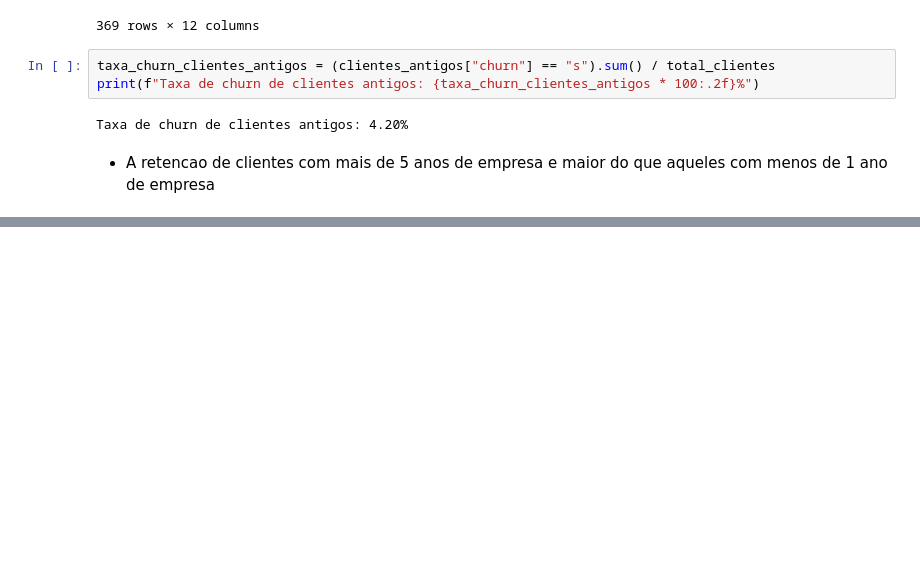
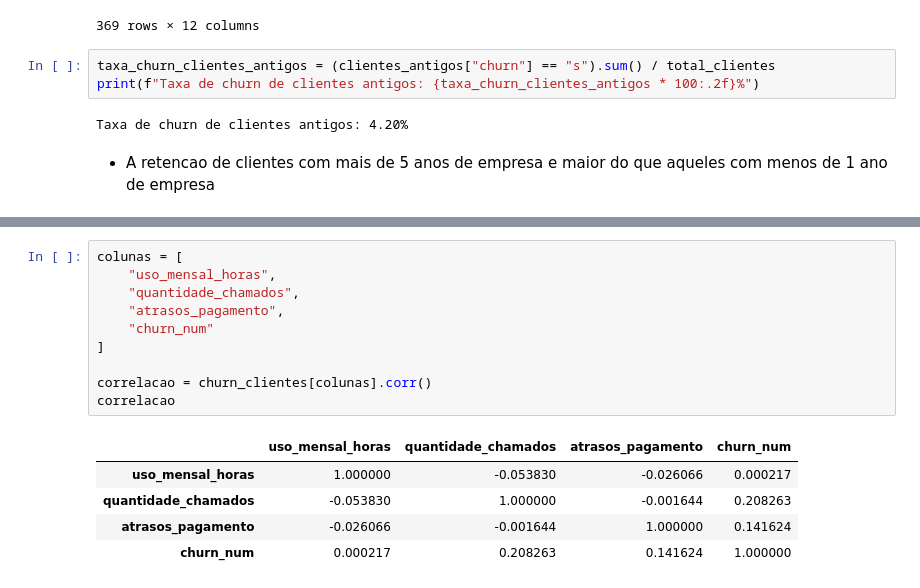
Before and after one commit to Pedro-Antonio-Dev/analise-churn-clientes, a Jupyter notebook: notebooks/churn_clientes.ipynb, the cells around one changed output, grey strips where cells are left out. Drawn from its saved outputs; the diff is of its cells as text; blank space fills up the shorter version.

```diff
--- a/notebooks/churn_clientes.ipynb
+++ b/notebooks/churn_clientes.ipynb
@@ -566,0 +605,16 @@ Taxa de churn de clientes antigos: 4.20%
+# %%
+colunas = [
+    "uso_mensal_horas",
+    "quantidade_chamados",
+    "atrasos_pagamento",
+    "churn_num"
+]
+
+correlacao = churn_clientes[colunas].corr()
+correlacao
+# %% [output]
+|  | uso_mensal_horas | quantidade_chamados | atrasos_pagamento | churn_num |
+| uso_mensal_horas | 1.000000 | -0.053830 | -0.026066 | 0.000217 |
+| quantidade_chamados | -0.053830 | 1.000000 | -0.001644 | 0.208263 |
+| atrasos_pagamento | -0.026066 | -0.001644 | 1.000000 | 0.141624 |
+| churn_num | 0.000217 | 0.208263 | 0.141624 | 1.000000 |
```
Also changed, not shown: parts of 7 cells of this notebook.
